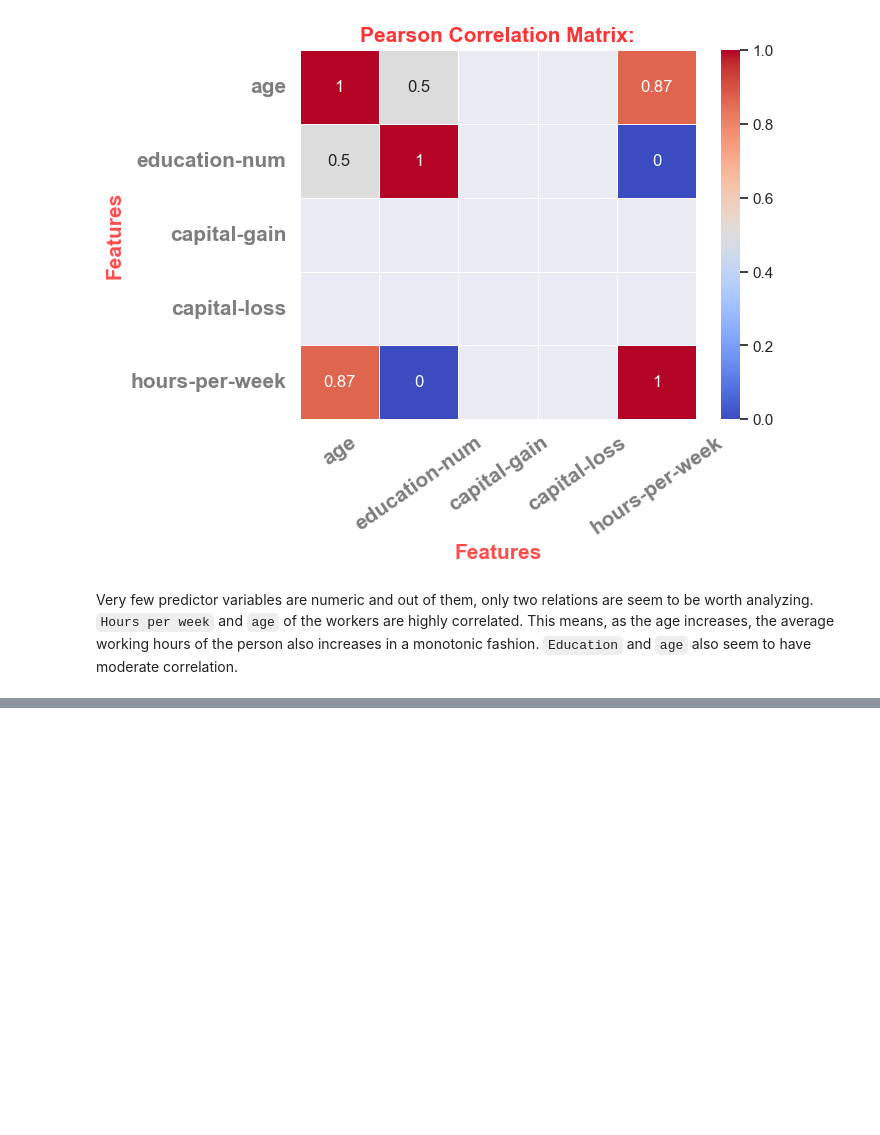
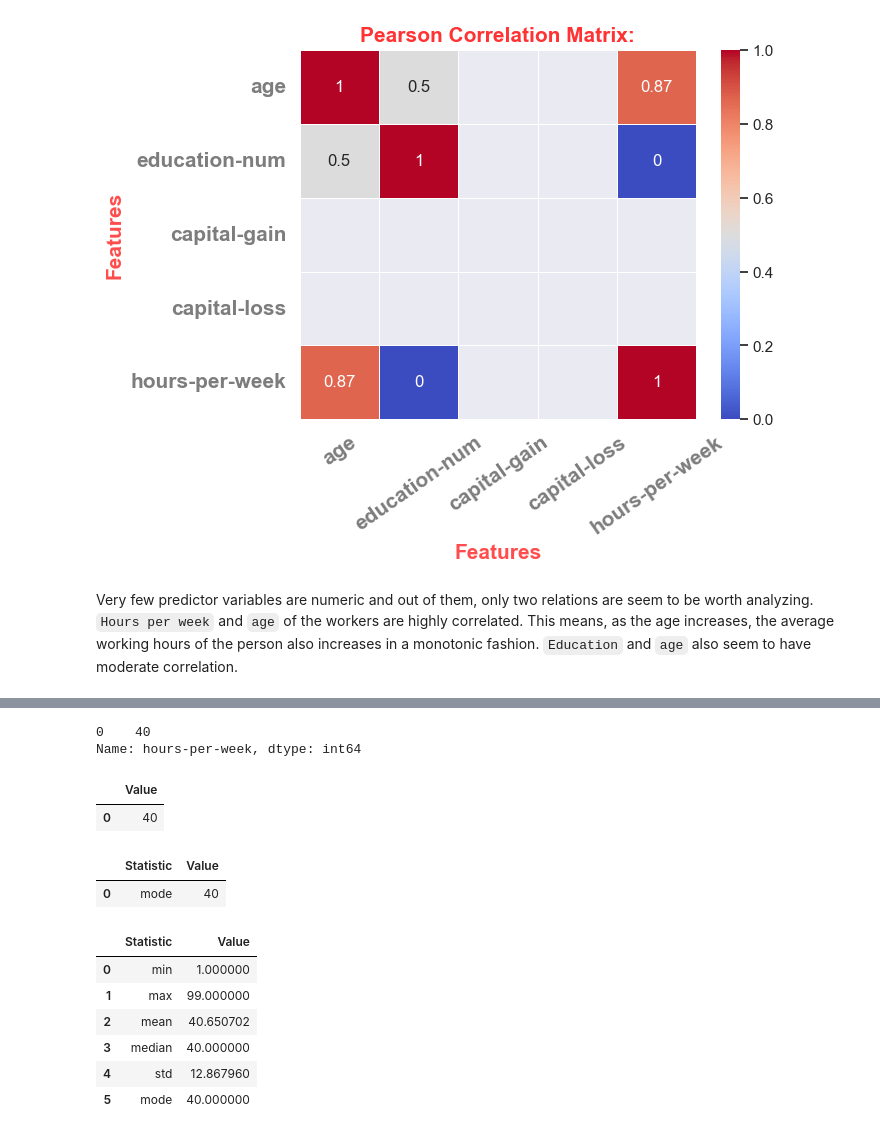
Before and after one commit to rajesh-coventry/Projects, a Jupyter notebook: 02_Data_Visuallization/04_Adults_Income_Analysis/Analysis-8_General_Data_Exploration.ipynb, the cells around one changed output, grey strips where cells are left out. Saved outputs shown, nothing was run; the diff lists cells and outputs as text; code cells hidden in the pictures; blank space fills up the shorter version.

```diff
--- a/02_Data_Visuallization/04_Adults_Income_Analysis/Analysis-8_General_Data_Exploration.ipynb
+++ b/02_Data_Visuallization/04_Adults_Income_Analysis/Analysis-8_General_Data_Exploration.ipynb
@@ -128,0 +160,5 @@ Very few predictor variables are numeric and out of them, only two relations are
+# %%
+# Prepare stats DataFrame
+stats_df = data["hours-per-week"].agg(["min", "max", "mean", "median", "std"]).reset_index()
+stats_df.columns = ['Statistic', 'Value']
+stats_df
@@ -128,0 +172,31 @@ Very few predictor variables are numeric and out of them, only two relations are
+# %%
+# Prepare mode DataFrame and label it:
+mode_df = data["hours-per-week"].mode().reset_index(drop=True)
+mode_df
+# %% [output]
+0    40
+Name: hours-per-week, dtype: int64
+# %%
+mode_df = mode_df.to_frame(name='Value')
+mode_df
+# %% [output]
+|  | Value |
+| 0 | 40 |
+# %%
+mode_df.insert(0, 'Statistic', 'mode')
+mode_df
+# %% [output]
+|  | Statistic | Value |
+| 0 | mode | 40 |
+# %%
+# Concatenate vertically
+result = pd.concat([stats_df, mode_df], axis=0, ignore_index=True)
+result
+# %% [output]
+|  | Statistic | Value |
+| 0 | min | 1.000000 |
+| 1 | max | 99.000000 |
+| 2 | mean | 40.650702 |
+| 3 | median | 40.000000 |
+| 4 | std | 12.867960 |
+| 5 | mode | 40.000000 |
```
Also changed, not shown: parts of 13 cells of this notebook.
